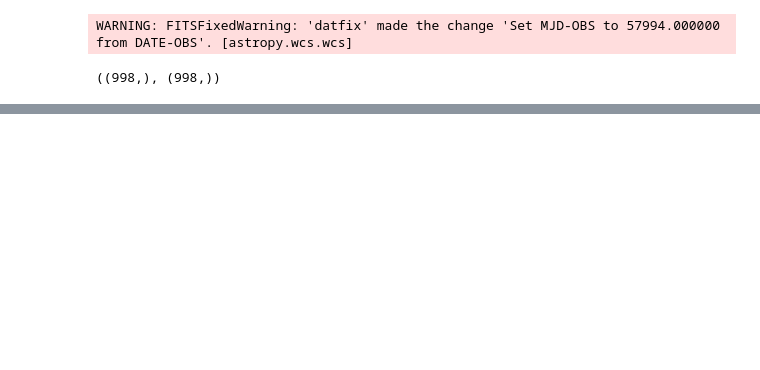
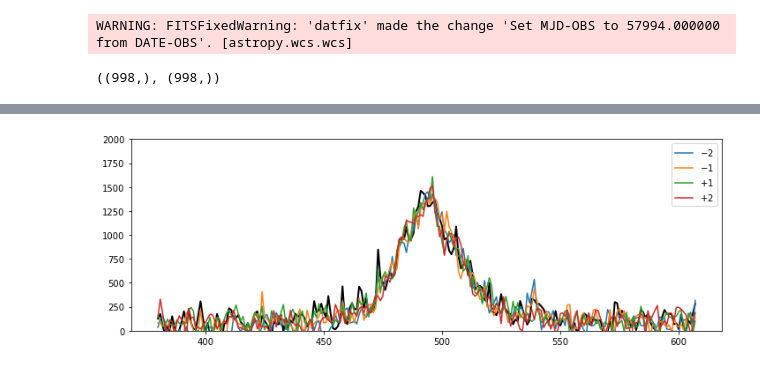
Before and after one commit to will-henney/teresa-pn-ou5, a Jupyter notebook: notebooks/02-01-test-normalize.ipynb, the cells around one changed output, grey strips where cells are left out. Drawn from its saved outputs; the diff is of its cells as text; code cells hidden in the pictures; blank space fills up the shorter version.

Commit message:
Working version of alignment and normalization for one slit

```diff
--- a/notebooks/02-01-test-normalize.ipynb
+++ b/notebooks/02-01-test-normalize.ipynb
@@ -169,0 +164,10 @@ array([   0.      ,  225.79276 ,  163.69476 , 4635.577   ,  264.5596  ,
+# %%
+neighbors = [-2, -1, 1, 2]
+nb_calib_profiles = {}
+for nb in neighbors:
+    nbdb = db.copy()
+    nbdb["islit"] += nb
+    nb_slit_coords = mes.find_slit_coords(nbdb, im_hdu.header, spec_hdu.header)
+    nb_calib_profiles[nb] = mes.slit_profile(
+        nb_slit_coords['RA'], nb_slit_coords['Dec'], photom.data, wphot
+    )
@@ -170,3 +212,14 @@ array([   0.      ,  225.79276 ,  163.69476 , 4635.577   ,  264.5596  ,
+# %%
+fig, ax = plt.subplots(figsize=(12, 4))
+# ax.plot(jslit + db["shift"], (imslit_profile + 20) * 10)
+# ax.plot(jslit, spec_profile)
+ax.plot(jslit, calib_profile * 1000, color="k", lw=2)
+for nb in neighbors:
+    ax.plot(jslit, nb_calib_profiles[nb] * 1000, label=f"${nb:+d}$")
+ax.legend()
+ax.set(yscale="linear", ylim=[0, 2000]);
+# %% [output]
+[figure, added]
 # %%
 slit_points = (np.arange(len(spec_profile)) - j0_s)*slit_coords["ds"]
 # %%
```
Also changed, not shown: parts of 15 cells of this notebook, 8 other files.
